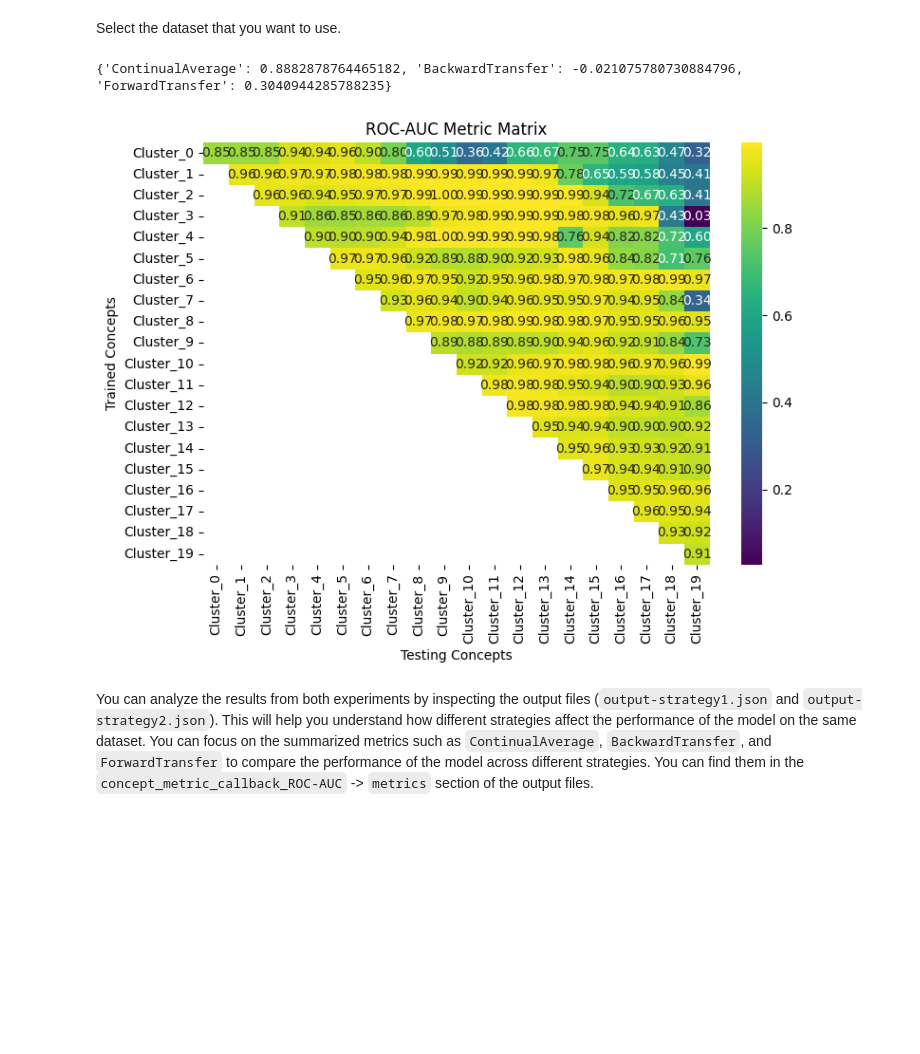
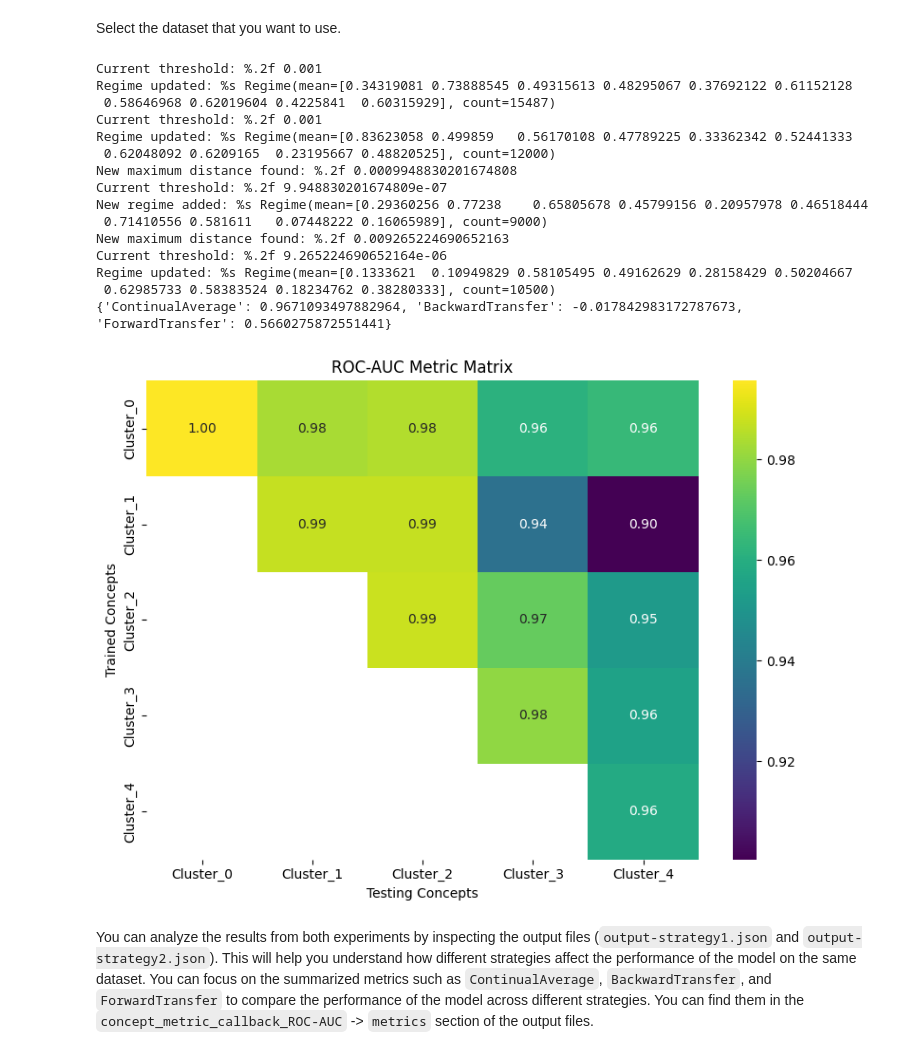
Before and after one commit to firepond/pyCLAD, a Jupyter notebook: src/test.ipynb, the cells around one changed output. Saved outputs shown, nothing was run; the diff lists cells and outputs as text; code cells hidden in the pictures; blank space fills up the shorter version.

```diff
--- a/src/test.ipynb
+++ b/src/test.ipynb
@@ -44,8 +44,8 @@ Select the dataset that you want to use.
 # dataset = UnswDataset(dataset_type="clustered_with_closest_assignment")
 # dataset = UnswDataset(dataset_type="random_anomalies")
 # dataset = EnergyPlantsDataset(dataset_type="random_anomalies")
-dataset = NslKddDataset(dataset_type="random_anomalies")
-# dataset = WindEnergyDataset(dataset_type="random_anomalies")
+# dataset = NslKddDataset(dataset_type="random_anomalies")
+dataset = WindEnergyDataset(dataset_type="random_anomalies")
 # possible dataset assign types: "clustered_with_closest_assignment", "random_anomalies", "clustered_with_random_assignment"
 # %%
 # LOF model = LocalOutlierFactorAdapter(
@@ -56,7 +56,8 @@ from pyclad.strategies.replay.watch import WatchStrategy
 
 strategy = WatchStrategy(
     model,
-    max_buffer_size=3000
+    max_buffer_size=3000,
+    threshold_ratio=0.001,
 )
 
 # Run the experiment
@@ -76,35 +77,49 @@ output_writer.write([model, dataset, strategy, *callbacks])
 # Load results
 with open("output-reservoir-unsw-cr.json", "r") as f:
     results = json.load(f)
 
 key_metric = results["concept_metric_callback_ROC-AUC"]["metrics"]
 print(key_metric)
 
 # Locate the metric callback entry
 metric_key = next(k for k in results if k.startswith("concept_metric_callback"))
 metric_data = results[metric_key]
 
 # Extract concepts order and metric matrix
 concepts = metric_data["concepts_order"]
 matrix = metric_data["metric_matrix"]
 
 # Build DataFrame
 df = pd.DataFrame(matrix, index=concepts, columns=concepts)
 
 # keep only the upper triangle of the matrix, including the diagonal
 df = df.where(np.triu(np.ones(df.shape), k=0).astype(bool))
 
 # Plot heatmap
 plt.figure(figsize=(8, 6))
 sns.heatmap(df, annot=True, fmt=".2f", cmap="viridis")
 plt.title("ROC-AUC Metric Matrix")
 plt.ylabel("Trained Concepts")
 plt.xlabel("Testing Concepts")
 plt.tight_layout()
 plt.show()
 # %% [output]
-{'ContinualAverage': 0.8882878764465182, 'BackwardTransfer': -0.021075780730884796, 'ForwardTransfer': 0.3040944285788235}
+Current threshold: %.2f 0.001
+Regime updated: %s Regime(mean=[0.34319081 0.73888545 0.49315613 0.48295067 0.37692122 0.61152128
+ 0.58646968 0.62019604 0.4225841  0.60315929], count=15487)
+Current threshold: %.2f 0.001
+Regime updated: %s Regime(mean=[0.83623058 0.499859   0.56170108 0.47789225 0.33362342 0.52441333
+ 0.62048092 0.6209165  0.23195667 0.48820525], count=12000)
+New maximum distance found: %.2f 0.0009948830201674808
+Current threshold: %.2f 9.948830201674809e-07
+New regime added: %s Regime(mean=[0.29360256 0.77238    0.65805678 0.45799156 0.20957978 0.46518444
+ 0.71410556 0.581611   0.07448222 0.16065989], count=9000)
+New maximum distance found: %.2f 0.009265224690652163
+Current threshold: %.2f 9.265224690652164e-06
+Regime updated: %s Regime(mean=[0.1333621  0.10949829 0.58105495 0.49162629 0.28158429 0.50204667
+ 0.62985733 0.58383524 0.18234762 0.38280333], count=10500)
+{'ContinualAverage': 0.9671093497882964, 'BackwardTransfer': -0.017842983172787673, 'ForwardTransfer': 0.5660275872551441}
-[figure, old version]
+[figure, new version]
 # %% [markdown]
 You can analyze the results from both experiments by inspecting the output files (`output-strategy1.json` and `output-strategy2.json`). This will help you understand how different strategies affect the performance of the model on the same dataset. You can focus on the summarized metrics such as `ContinualAverage`, `BackwardTransfer`, and `ForwardTransfer` to compare the performance of the model across different strategies. You can find them in the `concept_metric_callback_ROC-AUC` -> `metrics` section of the output files.
 # %% [markdown]
```
Also changed, not shown: 3 other files.
